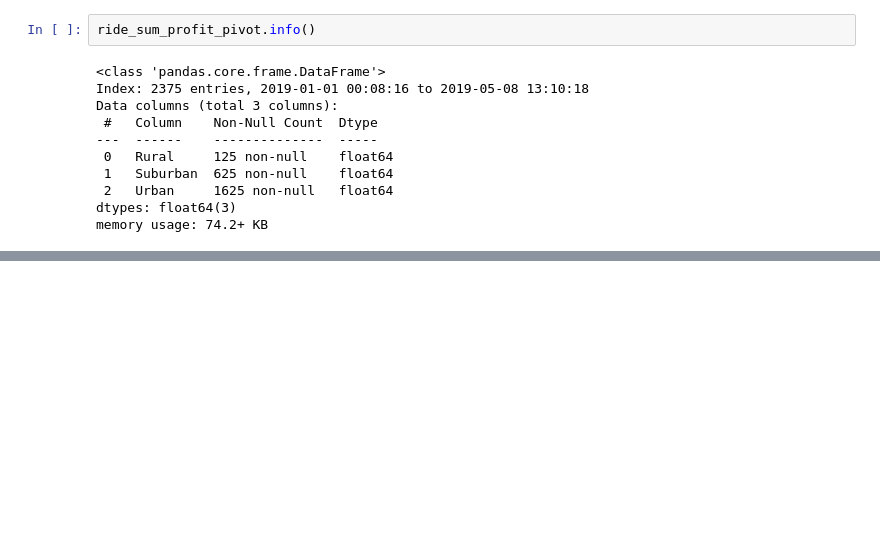
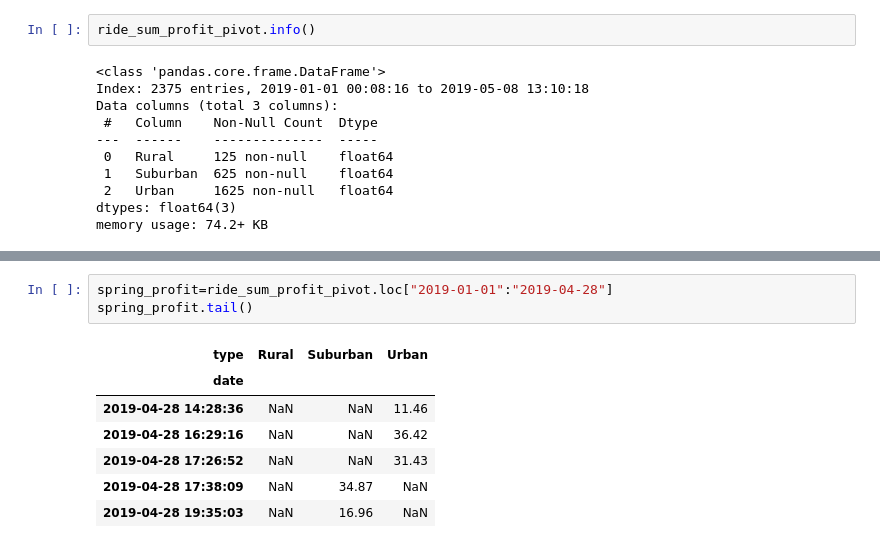
Before and after one commit to biboking/PyBer_Analysis, a Jupyter notebook: PyBer_Challenge.ipynb, the cells around one changed output, grey strips where cells are left out. Cells and saved outputs as stored; diff of their text form; blank space fills up the shorter version.

```diff
--- a/PyBer_Challenge.ipynb
+++ b/PyBer_Challenge.ipynb
@@ -236,2 +233,13 @@ memory usage: 68.7 KB
+# %%
+spring_profit=ride_sum_profit_pivot.loc["2019-01-01":"2019-04-28"]
+spring_profit.tail()
+# %% [output]
+| type | Rural | Suburban | Urban |
+| date |  |  |  |
+| 2019-04-28 14:28:36 | NaN | NaN | 11.46 |
+| 2019-04-28 16:29:16 | NaN | NaN | 36.42 |
+| 2019-04-28 17:26:52 | NaN | NaN | 31.43 |
+| 2019-04-28 17:38:09 | NaN | 34.87 | NaN |
+| 2019-04-28 19:35:03 | NaN | 16.96 | NaN |
 # %%
 # 8. Create a new DataFrame using the "resample()" function by week 'W' and get the sum of the fares for each week.
```
Also changed, not shown: parts of 7 cells of this notebook, 2 other files.
